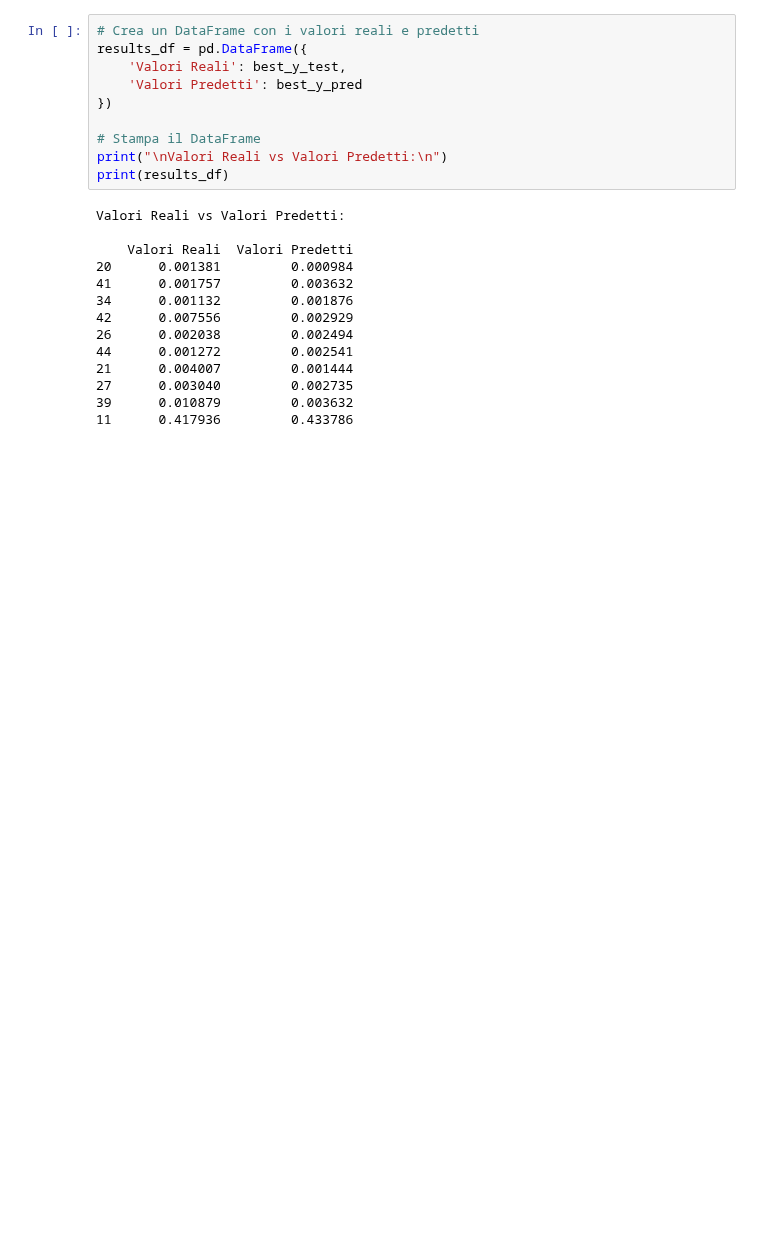
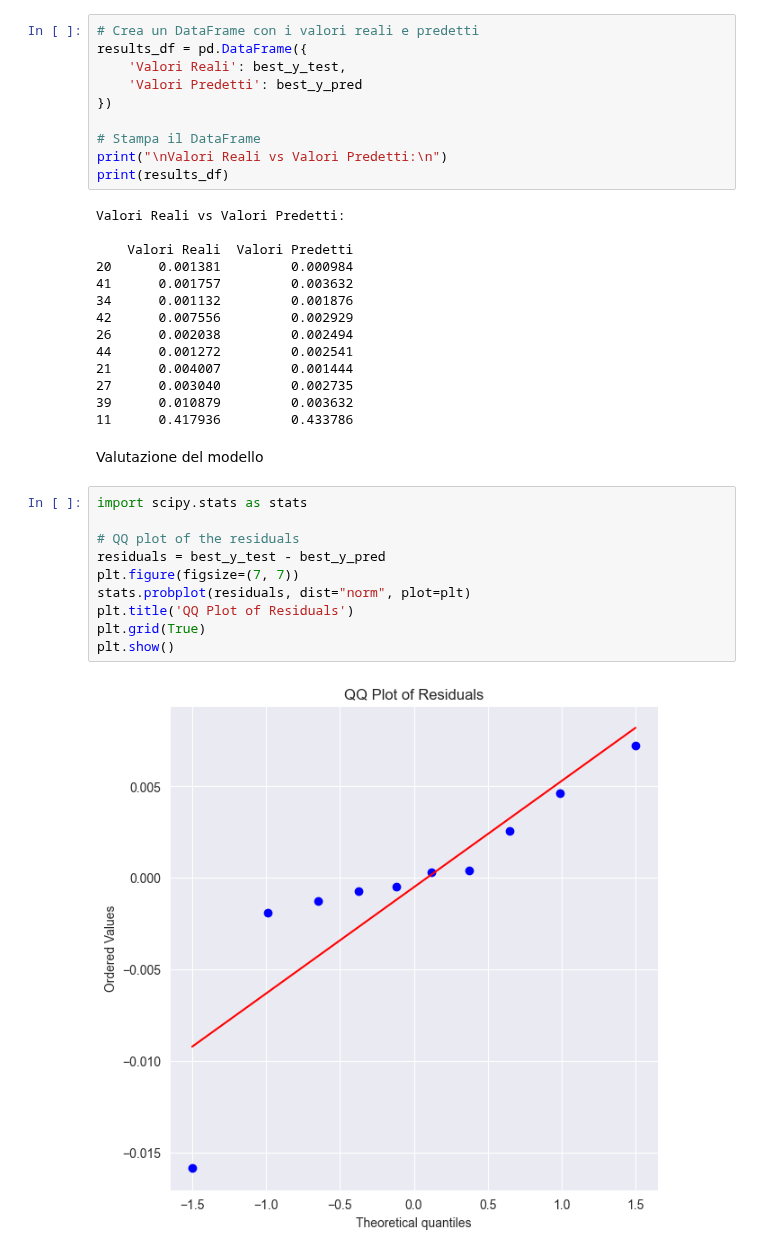
Before and after one commit to LorisMinetti/Permeability_Eval_AI, a Jupyter notebook: poker/Ech/Definitive.ipynb, the cells around one changed output. Saved outputs shown, nothing was run; the diff lists cells and outputs as text; blank space fills up the shorter version.

Commit message:
aggiunte analisi/grafici di valutazione

```diff
--- a/poker/Ech/Definitive.ipynb
+++ b/poker/Ech/Definitive.ipynb
@@ -348,3 +413,17 @@ Valori Reali vs Valori Predetti:
 27      0.003040         0.002735
 39      0.010879         0.003632
 11      0.417936         0.433786
+# %% [markdown]
+Valutazione del modello
+# %%
+import scipy.stats as stats
+
+# QQ plot of the residuals
+residuals = best_y_test - best_y_pred
+plt.figure(figsize=(7, 7))
+stats.probplot(residuals, dist="norm", plot=plt)
+plt.title('QQ Plot of Residuals')
+plt.grid(True)
+plt.show()
+# %% [output]
+[figure, added]
```
Also changed, not shown: parts of 14 cells of this notebook.
